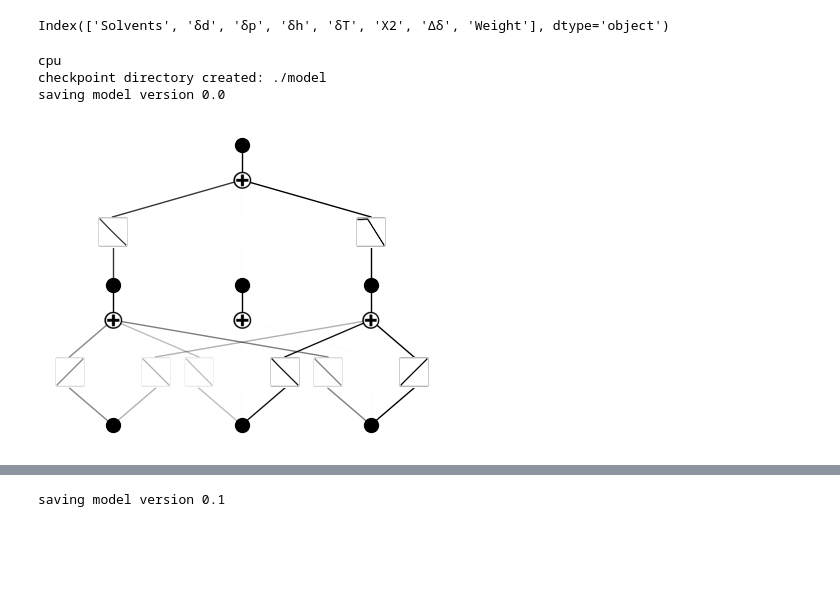
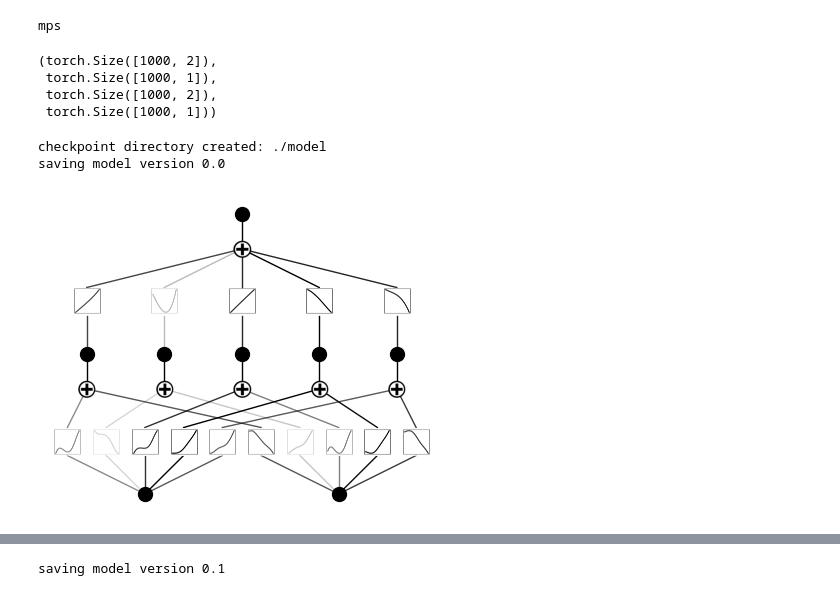
Before and after one commit to uentinnlea/MI_tool, a Jupyter notebook: KAN/Hansen solubility/hansen_solubility.ipynb, the cells around one changed output, grey strips where cells are left out. Cells and saved outputs as stored; diff of their text form; code cells hidden in the pictures; blank space fills up the shorter version.

```diff
--- a/KAN/Hansen solubility/hansen_solubility.ipynb
+++ b/KAN/Hansen solubility/hansen_solubility.ipynb
@@ -27,5 +8,19 @@ df
-# %%
-df.columns
-# %% [output]
-Index(['Solvents', 'δd', 'δp', 'δh', 'δT', 'X2', 'Δδ', 'Weight'], dtype='object')
+# %%
+torch.set_default_dtype(torch.float32)
+
+device = torch.device('mps' if torch.backends.mps.is_available() else 'cpu')
+print(device)
+# %% [output]
+mps
+# %%
+from kan.utils import create_dataset
+# create dataset f(x,y) = exp(sin(pi*x)+y^2)
+f = lambda x: torch.exp(torch.sin(torch.pi*x[:,[0]]) + x[:,[1]]**2)
+dataset = create_dataset(f, n_var=2, device=device)
+dataset['train_input'].shape, dataset['train_label'].shape, dataset['test_input'].shape, dataset['test_label'].shape,
+# %% [output]
+(torch.Size([1000, 2]),
+ torch.Size([1000, 1]),
+ torch.Size([1000, 2]),
+ torch.Size([1000, 1]))
 # %%
@@ -34,18 +29,12 @@ y = torch.tensor(df['δT'].values)
 # %%
-torch.set_default_dtype(torch.float64)
-
-device = torch.device('cuda' if torch.cuda.is_available() else 'cpu')
-print(device)
-
-# create a KAN: 2D inputs, 1D output, and 5 hidden neurons. cubic spline (k=3), 5 grid intervals (grid=5).
-model = KAN(width=[3,3,1], grid=3, k=2, seed=42, device=device)
-model(X)
+# create a KAN: 3D inputs, 1D output, and 5 hidden neurons. cubic spline (k=3), 5 grid intervals (grid=5).
+model = KAN(width=[2,5,1], grid=3, k=3, seed=42, device=device)
+model(dataset['train_input'])
 model.plot()
 # %% [output]
-cpu
 checkpoint directory created: ./model
 saving model version 0.0
-[figure, old version]
+[figure, new version]
 # %%
 from sklearn.model_selection import train_test_split
 
```
Also changed, not shown: parts of 17 cells of this notebook.
